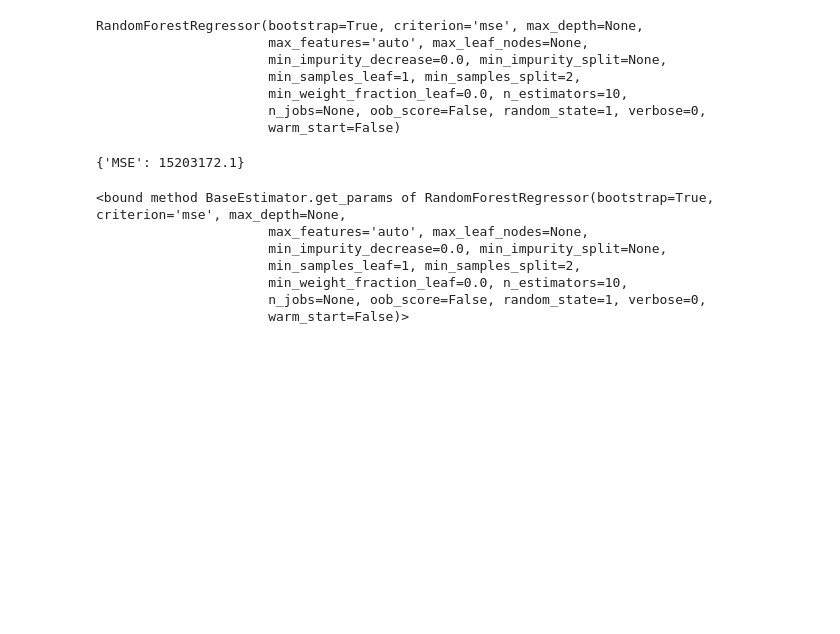
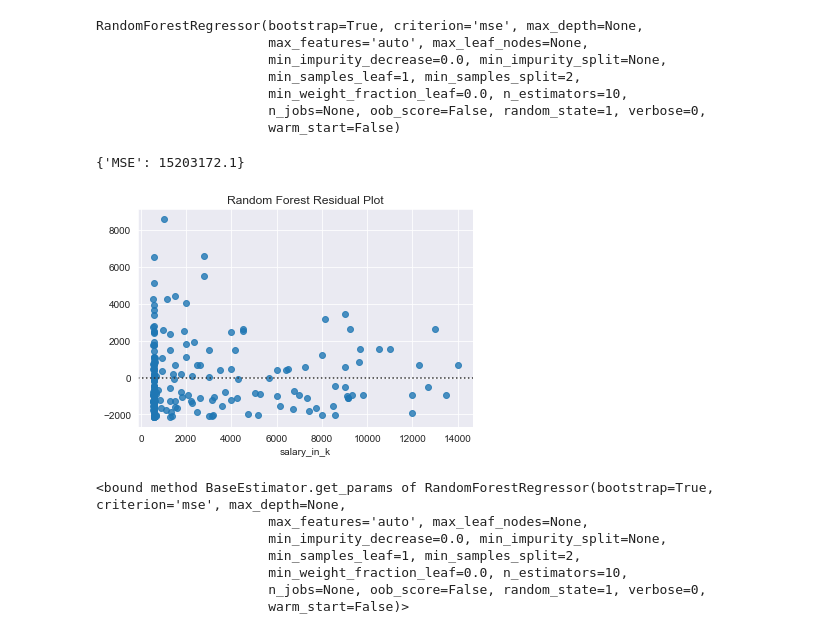
Before and after one commit to mcerow/baseball_salaries, a Jupyter notebook: blog_4.ipynb, the cells around one changed output. Cells and saved outputs as stored; diff of their text form; code cells hidden in the pictures; blank space fills up the shorter version.

```diff
--- a/blog_4.ipynb
+++ b/blog_4.ipynb
@@ -394,6 +400,12 @@ rf_dict = {'MSE': rf_mse}
 rf_dict
 # %% [output]
 {'MSE': 15203172.1}
+# %%
+sns.residplot(y_test, rf_predict)
+plt.title('Random Forest Residual Plot')
+plt.show()
+# %% [output]
+[figure, added]
 # %%
 rf.get_params
 # %% [output]
```
Also changed, not shown: parts of 8 cells of this notebook.
